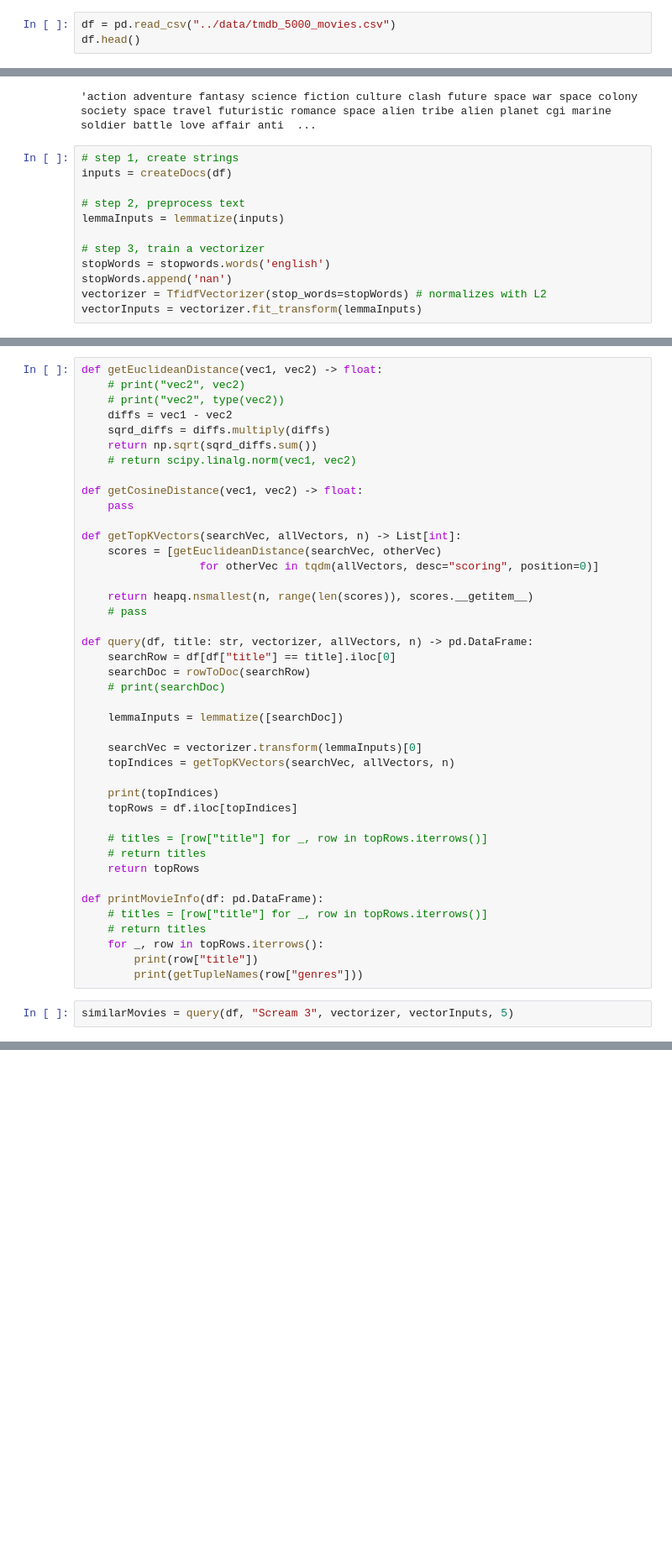
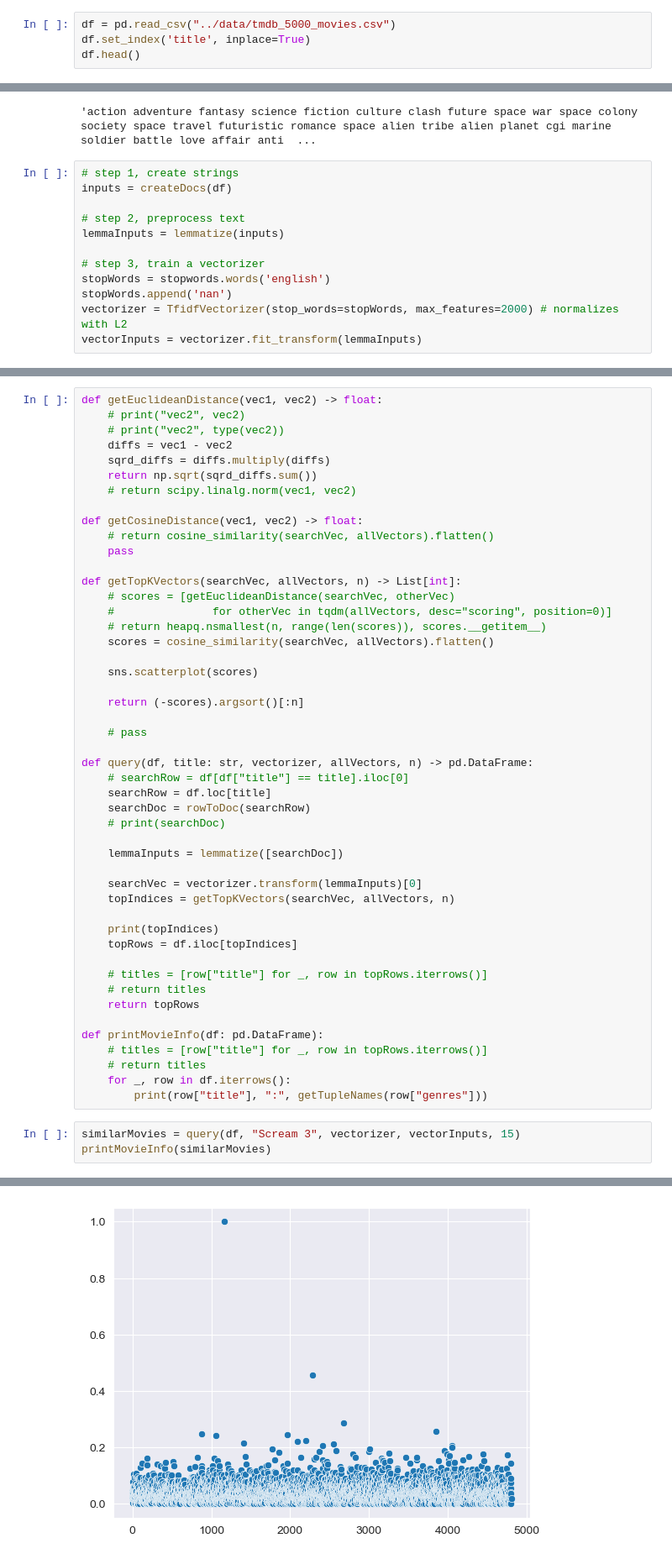
Before and after one commit to adhocmaster/nlp-practice, a Jupyter notebook: classical/movie-recommender-tfidf.ipynb, the cells around one changed output, grey strips where cells are left out. Shown: that part at 84% size. Saved outputs shown, nothing was run; the diff lists cells and outputs as text; blank space fills up the shorter version.

```diff
--- a/classical/movie-recommender-tfidf.ipynb
+++ b/classical/movie-recommender-tfidf.ipynb
@@ -73,6 +75,7 @@ def lemmatize(inputs) -> List[Tuple[str, str]]:
     return output
 # %%
 df = pd.read_csv("../data/tmdb_5000_movies.csv")
+df.set_index('title', inplace=True)
 df.head()
 # %% [output]
 |  | budget | genres | homepage | id | keywords | original_language | original_title | overview | ... |
@@ -131,5 +135,5 @@ lemmaInputs = lemmatize(inputs)
 # step 3, train a vectorizer
 stopWords = stopwords.words('english')
 stopWords.append('nan')
-vectorizer = TfidfVectorizer(stop_words=stopWords) # normalizes with L2
+vectorizer = TfidfVectorizer(stop_words=stopWords, max_features=2000) # normalizes with L2
 vectorInputs = vectorizer.fit_transform(lemmaInputs)
@@ -148,17 +147,24 @@ def getEuclideanDistance(vec1, vec2) -> float:
     # return scipy.linalg.norm(vec1, vec2)
 
 def getCosineDistance(vec1, vec2) -> float:
+    # return cosine_similarity(searchVec, allVectors).flatten()
     pass
 
 def getTopKVectors(searchVec, allVectors, n) -> List[int]:
-    scores = [getEuclideanDistance(searchVec, otherVec)
-                  for otherVec in tqdm(allVectors, desc="scoring", position=0)]
+    # scores = [getEuclideanDistance(searchVec, otherVec)
+    #               for otherVec in tqdm(allVectors, desc="scoring", position=0)]
+    # return heapq.nsmallest(n, range(len(scores)), scores.__getitem__)
+    scores = cosine_similarity(searchVec, allVectors).flatten()
 
-    return heapq.nsmallest(n, range(len(scores)), scores.__getitem__)
+    sns.scatterplot(scores)
+
+    return (-scores).argsort()[:n]
+
     # pass
 
 def query(df, title: str, vectorizer, allVectors, n) -> pd.DataFrame:
-    searchRow = df[df["title"] == title].iloc[0]
+    # searchRow = df[df["title"] == title].iloc[0]
+    searchRow = df.loc[title]
     searchDoc = rowToDoc(searchRow)
     # print(searchDoc)
 
@@ -177,9 +183,9 @@ def query(df, title: str, vectorizer, allVectors, n) -> pd.DataFrame:
 def printMovieInfo(df: pd.DataFrame):
     # titles = [row["title"] for _, row in topRows.iterrows()]
     # return titles
-    for _, row in topRows.iterrows():
-        print(row["title"])
-        print(getTupleNames(row["genres"]))
+    for _, row in df.iterrows():
+        print(row["title"], ":", getTupleNames(row["genres"]))
 # %%
-similarMovies = query(df, "Scream 3", vectorizer, vectorInputs, 5)
+similarMovies = query(df, "Scream 3", vectorizer, vectorInputs, 15)
+printMovieInfo(similarMovies)
 # %% [output]
@@ -186,0 +209 @@ similarMovies = query(df, "Scream 3", vectorizer, vectorInputs, 5)
+[figure, added]
```
Also changed, not shown: parts of 7 cells of this notebook.
